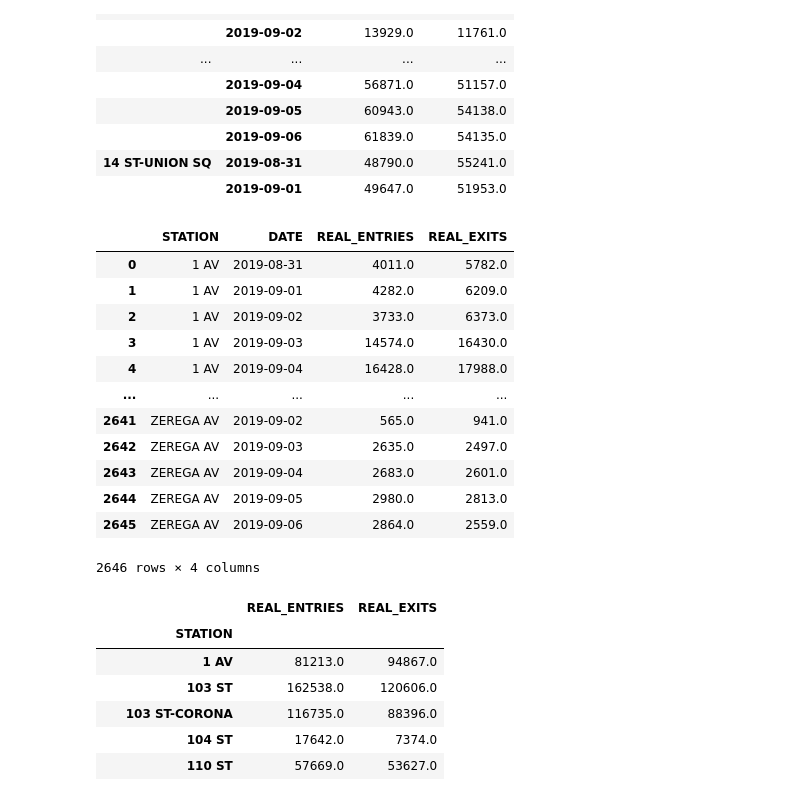
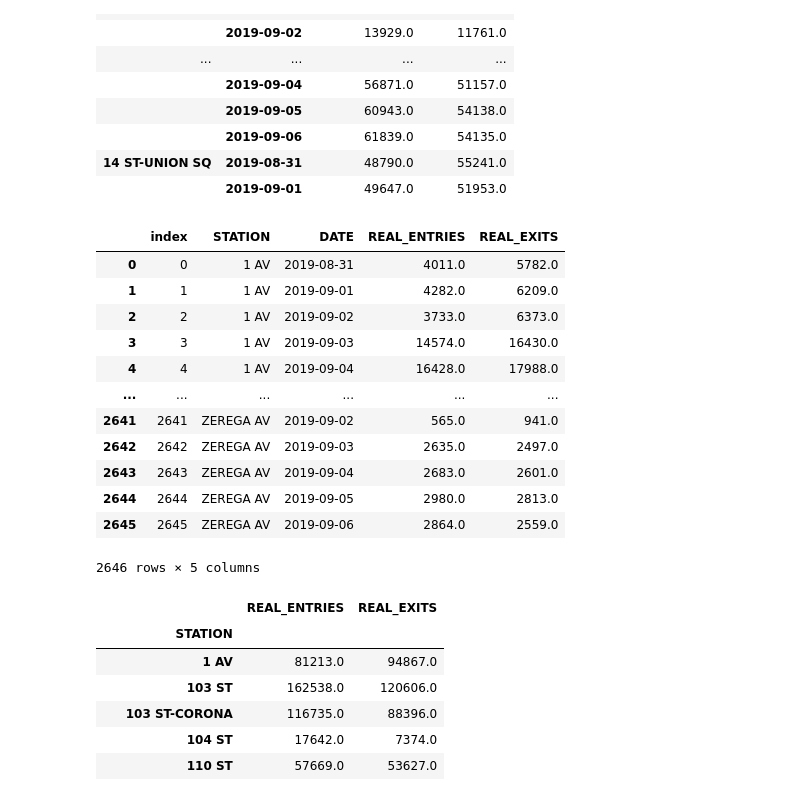
Before and after one commit to nhorton04/mta-data, a Jupyter notebook: project_1_version_2.ipynb, the cells around one changed output. Drawn from its saved outputs; the diff is of its cells as text; code cells hidden in the pictures.

```diff
--- a/project_1_version_2.ipynb
+++ b/project_1_version_2.ipynb
@@ -28,7 +28,7 @@ df["DATETIME"] = pd.to_datetime(df["DATE"] + " " + df["TIME"])
 # %%
 # also replacing DATE column with 'datetime' objects of just date (no time)
 # to help with later filtering
-df["DATE"] = pd.to_datetime(df["DATE"])
+df["DATE"] = pd.to_datetime(df["DATE"], format="%m/%d/%Y")
 df["TIME"] = pd.to_datetime(df["TIME"])
 # %%
 df.head()
@@ -552,7 +587,7 @@ df_turnstile_daily_averages
 |  |  |  |  | 00-05-01 | 0.0 | 0.0 |
 33825 rows × 2 columns
 # %%
-max_daily_average = df_turnstile_daily_averages["REAL_ENTRIES"].max()
-max_daily_average
+max_daily_average_entries = df_turnstile_daily_averages["REAL_ENTRIES"].max()
+max_daily_average_entries
 # %% [output]
 1333.0
@@ -635,5 +757,5 @@ station_std
 # %%
-df_copy = df.loc[df["REAL_ENTRIES"] < 3*max_daily_average]
+df_copy = df.loc[df["REAL_ENTRIES"] < 3*max_daily_average_entries]
 df_copy["REAL_ENTRIES"].sort_values(ascending=False)
 # %% [output]
 3095     2872.0
@@ -648,5 +770,3 @@ df_copy["REAL_ENTRIES"].sort_values(ascending=False)
 124884      0.0
 204794      0.0
 Name: REAL_ENTRIES, Length: 197499, dtype: float64
-# %%
-df_copy["AVERAGE_ENTRIES"] = station_averages.loc[station_averages["STATION"] == df_copy["STATION"]]["AVERAGE_ENTRIES"]
@@ -678,21 +794,22 @@ df_traffic_by_day.head(100)
 | 14 ST-UNION SQ | 2019-08-31 | 48790.0 | 55241.0 |
 |  | 2019-09-01 | 49647.0 | 51953.0 |
 # %%
-df_traffic_by_day.reset_index()
+df_traffic_by_day.reset_index(inplace=True)
+df_traffic_by_day
 # %% [output]
-|  | STATION | DATE | REAL_ENTRIES | REAL_EXITS |
-| 0 | 1 AV | 2019-08-31 | 4011.0 | 5782.0 |
-| 1 | 1 AV | 2019-09-01 | 4282.0 | 6209.0 |
-| 2 | 1 AV | 2019-09-02 | 3733.0 | 6373.0 |
-| 3 | 1 AV | 2019-09-03 | 14574.0 | 16430.0 |
-| 4 | 1 AV | 2019-09-04 | 16428.0 | 17988.0 |
-| ... | ... | ... | ... | ... |
-| 2641 | ZEREGA AV | 2019-09-02 | 565.0 | 941.0 |
-| 2642 | ZEREGA AV | 2019-09-03 | 2635.0 | 2497.0 |
-| 2643 | ZEREGA AV | 2019-09-04 | 2683.0 | 2601.0 |
-| 2644 | ZEREGA AV | 2019-09-05 | 2980.0 | 2813.0 |
-| 2645 | ZEREGA AV | 2019-09-06 | 2864.0 | 2559.0 |
+|  | index | STATION | DATE | REAL_ENTRIES | REAL_EXITS |
+| 0 | 0 | 1 AV | 2019-08-31 | 4011.0 | 5782.0 |
+| 1 | 1 | 1 AV | 2019-09-01 | 4282.0 | 6209.0 |
+| 2 | 2 | 1 AV | 2019-09-02 | 3733.0 | 6373.0 |
+| 3 | 3 | 1 AV | 2019-09-03 | 14574.0 | 16430.0 |
+| 4 | 4 | 1 AV | 2019-09-04 | 16428.0 | 17988.0 |
+| ... | ... | ... | ... | ... | ... |
+| 2641 | 2641 | ZEREGA AV | 2019-09-02 | 565.0 | 941.0 |
+| 2642 | 2642 | ZEREGA AV | 2019-09-03 | 2635.0 | 2497.0 |
+| 2643 | 2643 | ZEREGA AV | 2019-09-04 | 2683.0 | 2601.0 |
+| 2644 | 2644 | ZEREGA AV | 2019-09-05 | 2980.0 | 2813.0 |
+| 2645 | 2645 | ZEREGA AV | 2019-09-06 | 2864.0 | 2559.0 |
-2646 rows × 4 columns
+2646 rows × 5 columns
 # %%
 df_total_station_traffic = df_copy.groupby(["STATION"])[["REAL_ENTRIES", "REAL_EXITS"]].sum()
 # %%
```
Also changed, not shown: parts of 42 cells of this notebook.
